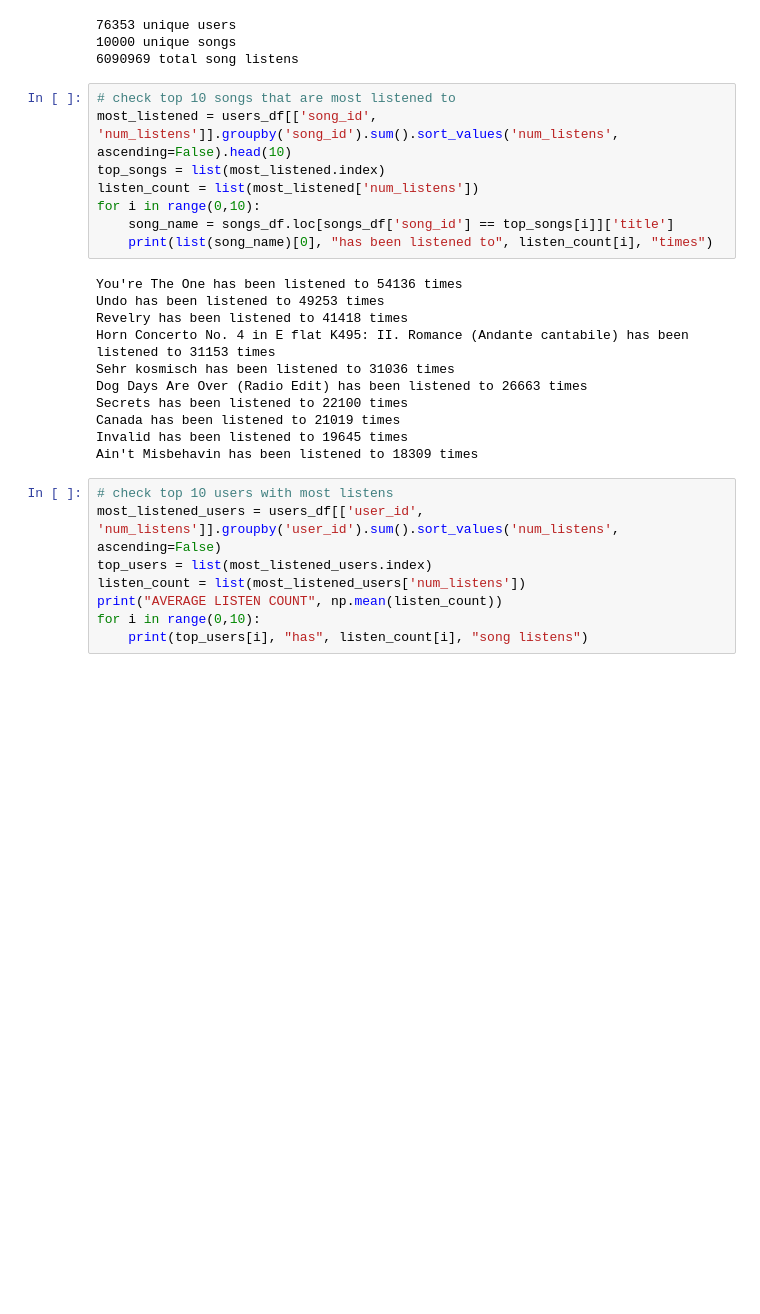
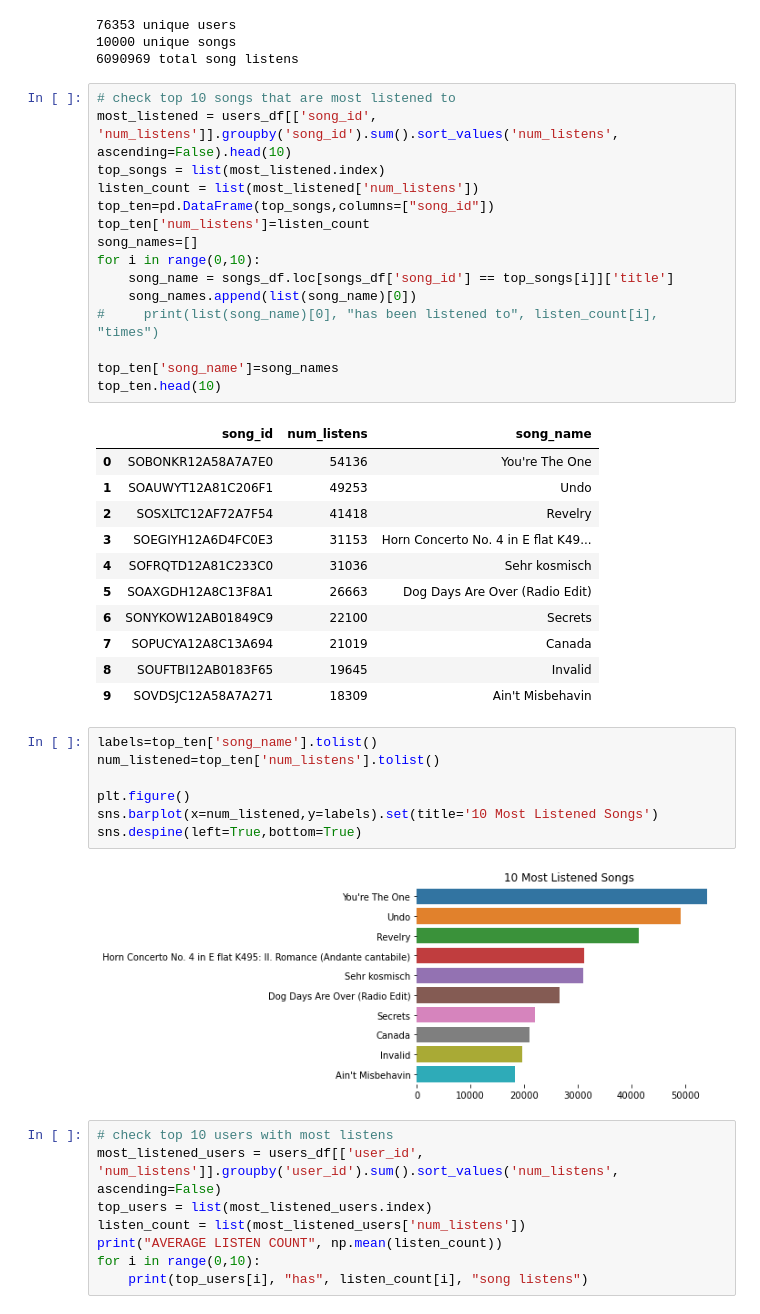
Before and after one commit to givi0519/CSCI_4022_Final, a Jupyter notebook: collaborative_filtering-Copy1.ipynb, the cells around one changed output. Drawn from its saved outputs; the diff is of its cells as text; blank space fills up the shorter version.

Commit message:
addded the graphs to copy

```diff
--- a/collaborative_filtering-Copy1.ipynb
+++ b/collaborative_filtering-Copy1.ipynb
@@ -48,20 +48,37 @@ print(sum(num_listens), "total song listens")
 most_listened = users_df[['song_id', 'num_listens']].groupby('song_id').sum().sort_values('num_listens', ascending=False).head(10)
 top_songs = list(most_listened.index)
 listen_count = list(most_listened['num_listens'])
+top_ten=pd.DataFrame(top_songs,columns=["song_id"])
+top_ten['num_listens']=listen_count
+song_names=[]
 for i in range(0,10):
     song_name = songs_df.loc[songs_df['song_id'] == top_songs[i]]['title']
-    print(list(song_name)[0], "has been listened to", listen_count[i], "times")
+    song_names.append(list(song_name)[0])
+#     print(list(song_name)[0], "has been listened to", listen_count[i], "times")
+
+top_ten['song_name']=song_names
+top_ten.head(10)
 # %% [output]
-You're The One has been listened to 54136 times
-Undo has been listened to 49253 times
-Revelry has been listened to 41418 times
-Horn Concerto No. 4 in E flat K495: II. Romance (Andante cantabile) has been listened to 31153 times
-Sehr kosmisch has been listened to 31036 times
-Dog Days Are Over (Radio Edit) has been listened to 26663 times
-Secrets has been listened to 22100 times
-Canada has been listened to 21019 times
-Invalid has been listened to 19645 times
-Ain't Misbehavin has been listened to 18309 times
+|  | song_id | num_listens | song_name |
+| 0 | SOBONKR12A58A7A7E0 | 54136 | You're The One |
+| 1 | SOAUWYT12A81C206F1 | 49253 | Undo |
+| 2 | SOSXLTC12AF72A7F54 | 41418 | Revelry |
+| 3 | SOEGIYH12A6D4FC0E3 | 31153 | Horn Concerto No. 4 in E flat K49... |
+| 4 | SOFRQTD12A81C233C0 | 31036 | Sehr kosmisch |
+| 5 | SOAXGDH12A8C13F8A1 | 26663 | Dog Days Are Over (Radio Edit) |
+| 6 | SONYKOW12AB01849C9 | 22100 | Secrets |
+| 7 | SOPUCYA12A8C13A694 | 21019 | Canada |
+| 8 | SOUFTBI12AB0183F65 | 19645 | Invalid |
+| 9 | SOVDSJC12A58A7A271 | 18309 | Ain't Misbehavin |
+# %%
+labels=top_ten['song_name'].tolist()
+num_listened=top_ten['num_listens'].tolist()
+
+plt.figure()
+sns.barplot(x=num_listened,y=labels).set(title='10 Most Listened Songs')
+sns.despine(left=True,bottom=True)
+# %% [output]
+[figure, added]
 # %%
 # check top 10 users with most listens
 most_listened_users = users_df[['user_id', 'num_listens']].groupby('user_id').sum().sort_values('num_listens', ascending=False)
```
Also changed, not shown: parts of 2 cells of this notebook.
